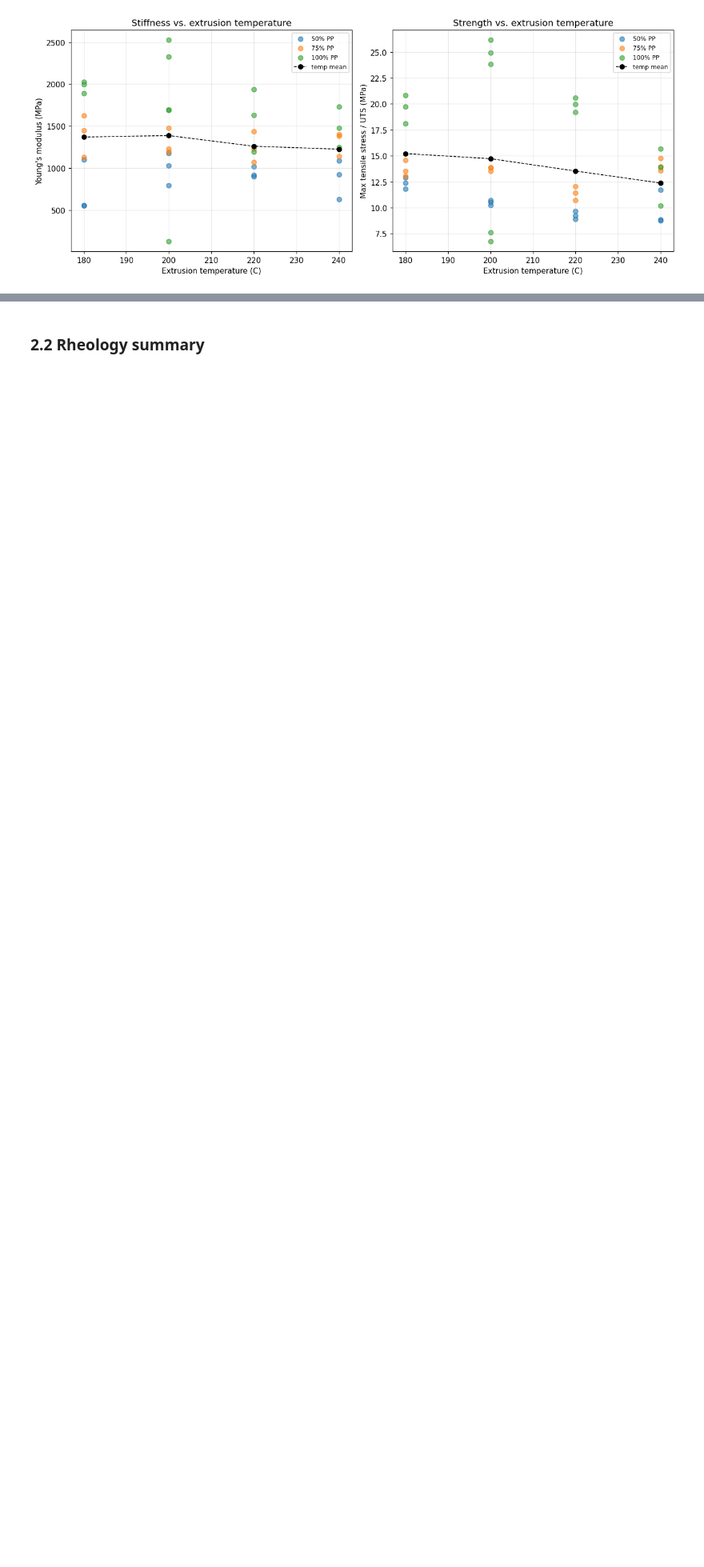
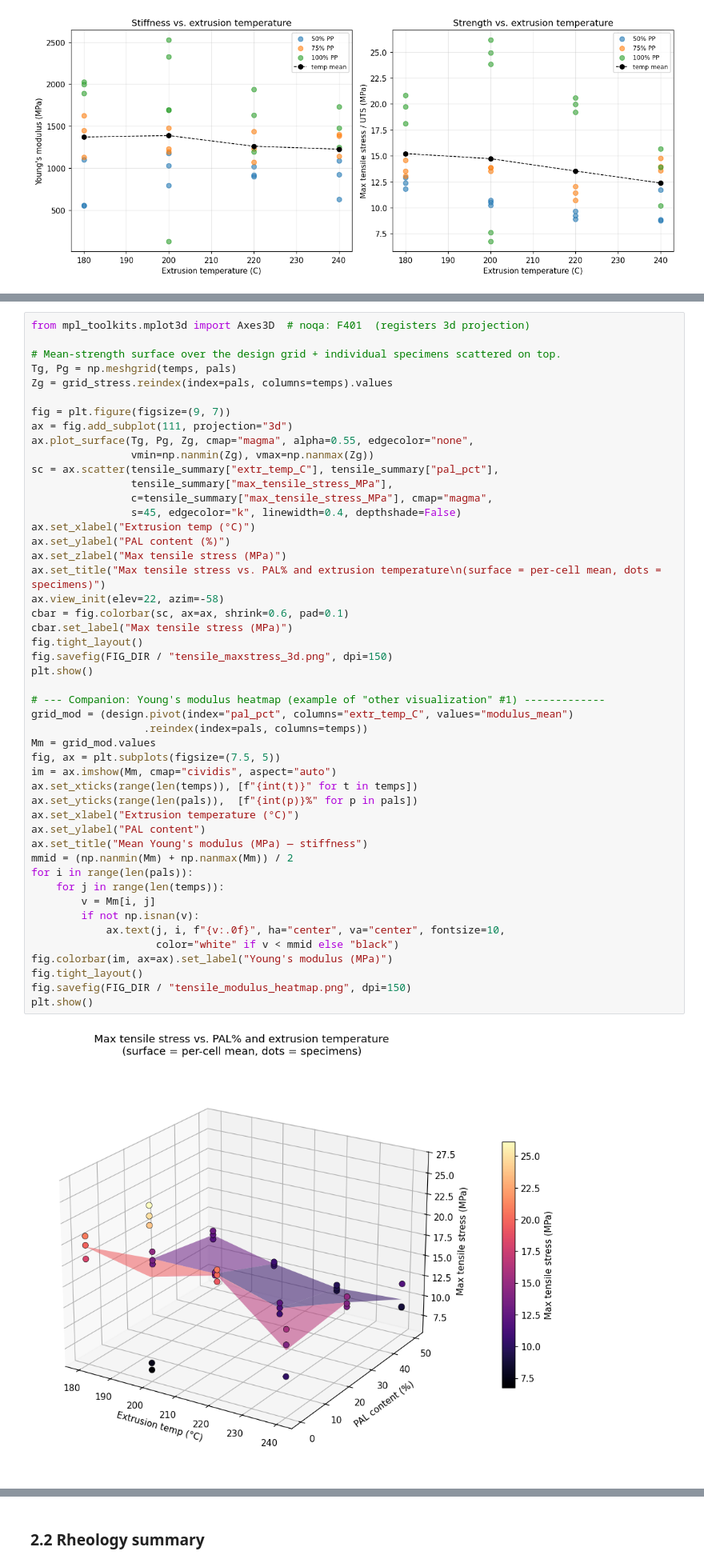
Before and after one commit to Chris1504-fdz/UIC_NU_Recycling, a Jupyter notebook: data_processing.ipynb, the cells around one changed output, grey strips where cells are left out. Shown at 80% size. Drawn from its saved outputs; the diff is of its cells as text; blank space fills up the shorter version.

```diff
--- a/data_processing.ipynb
+++ b/data_processing.ipynb
@@ -316,0 +381,50 @@ plt.show()
+# %%
+from mpl_toolkits.mplot3d import Axes3D  # noqa: F401  (registers 3d projection)
+
+# Mean-strength surface over the design grid + individual specimens scattered on top.
+Tg, Pg = np.meshgrid(temps, pals)
+Zg = grid_stress.reindex(index=pals, columns=temps).values
+
+fig = plt.figure(figsize=(9, 7))
+ax = fig.add_subplot(111, projection="3d")
+ax.plot_surface(Tg, Pg, Zg, cmap="magma", alpha=0.55, edgecolor="none",
+                vmin=np.nanmin(Zg), vmax=np.nanmax(Zg))
+sc = ax.scatter(tensile_summary["extr_temp_C"], tensile_summary["pal_pct"],
+                tensile_summary["max_tensile_stress_MPa"],
+                c=tensile_summary["max_tensile_stress_MPa"], cmap="magma",
+                s=45, edgecolor="k", linewidth=0.4, depthshade=False)
+ax.set_xlabel("Extrusion temp (°C)")
+ax.set_ylabel("PAL content (%)")
+ax.set_zlabel("Max tensile stress (MPa)")
+ax.set_title("Max tensile stress vs. PAL% and extrusion temperature\n(surface = per-cell mean, dots = specimens)")
+ax.view_init(elev=22, azim=-58)
+cbar = fig.colorbar(sc, ax=ax, shrink=0.6, pad=0.1)
+cbar.set_label("Max tensile stress (MPa)")
+fig.tight_layout()
+fig.savefig(FIG_DIR / "tensile_maxstress_3d.png", dpi=150)
+plt.show()
+
+# --- Companion: Young's modulus heatmap (example of "other visualization" #1) -------------
+grid_mod = (design.pivot(index="pal_pct", columns="extr_temp_C", values="modulus_mean")
+                  .reindex(index=pals, columns=temps))
+Mm = grid_mod.values
+fig, ax = plt.subplots(figsize=(7.5, 5))
+im = ax.imshow(Mm, cmap="cividis", aspect="auto")
+ax.set_xticks(range(len(temps)), [f"{int(t)}" for t in temps])
+ax.set_yticks(range(len(pals)),  [f"{int(p)}%" for p in pals])
+ax.set_xlabel("Extrusion temperature (°C)")
+ax.set_ylabel("PAL content")
+ax.set_title("Mean Young's modulus (MPa) — stiffness")
+mmid = (np.nanmin(Mm) + np.nanmax(Mm)) / 2
+for i in range(len(pals)):
+    for j in range(len(temps)):
+        v = Mm[i, j]
+        if not np.isnan(v):
+            ax.text(j, i, f"{v:.0f}", ha="center", va="center", fontsize=10,
+                    color="white" if v < mmid else "black")
+fig.colorbar(im, ax=ax).set_label("Young's modulus (MPa)")
+fig.tight_layout()
+fig.savefig(FIG_DIR / "tensile_modulus_heatmap.png", dpi=150)
+plt.show()
+# %% [output]
+[figure, added]
```
Also changed, not shown: parts of 6 cells of this notebook, 4 other files.
